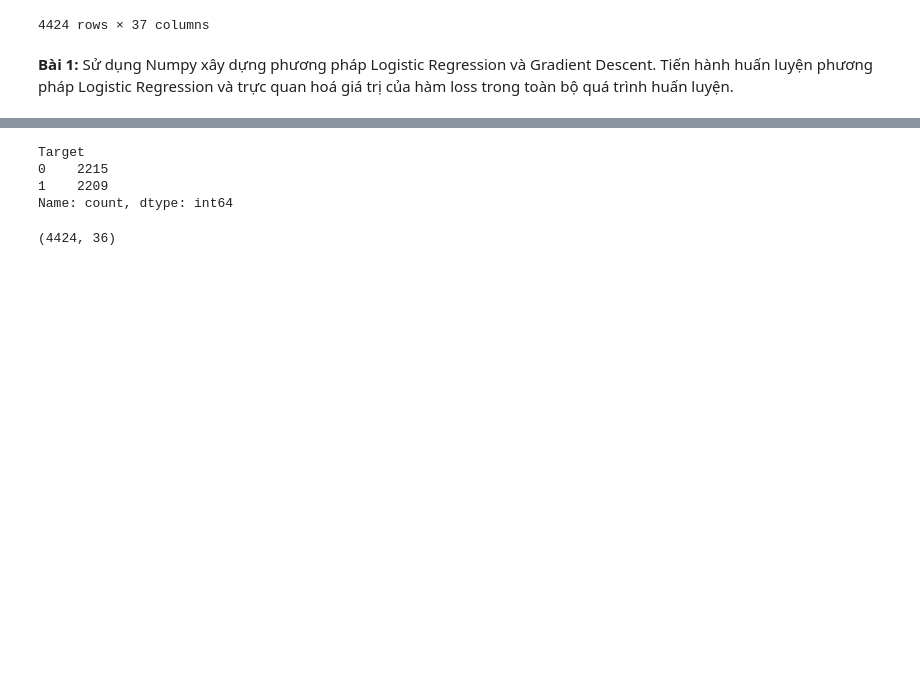
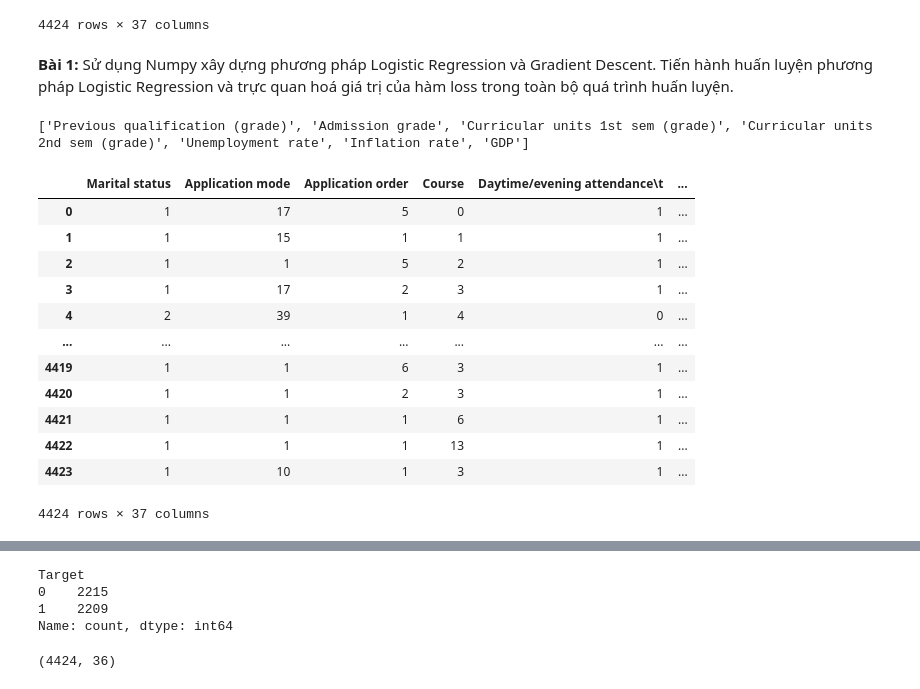
Before and after one commit to UIT23521830/DS102, a Jupyter notebook: Lab02.ipynb, the cells around one changed output, grey strips where cells are left out. Cells and saved outputs as stored; diff of their text form; code cells hidden in the pictures; blank space fills up the shorter version.

```diff
--- a/Lab02.ipynb
+++ b/Lab02.ipynb
@@ -21,6 +21,36 @@ df
 4424 rows × 37 columns
 # %% [markdown]
 **Bài 1:** Sử dụng Numpy xây dựng phương pháp Logistic Regression và Gradient Descent. Tiến hành huấn luyện phương pháp Logistic Regression và trực quan hoá giá trị của hàm loss trong toàn bộ quá trình huấn luyện.
+# %%
+#Chuẩn hóa dữ liệu
+continuous_columns = [
+    column for column in df.columns if df[column].dtypes == 'float64'
+]
+
+print(continuous_columns)
+for column in continuous_columns:
+    df[column] = (df[column] - df[column].mean()) / df[column].std()
+# %% [output]
+['Previous qualification (grade)', 'Admission grade', 'Curricular units 1st sem (grade)', 'Curricular units 2nd sem (grade)', 'Unemployment rate', 'Inflation rate', 'GDP']
+# %%
+#Sử lý giá trị của Course
+course = {course:i for i,course in enumerate(df['Course'].unique())}
+df['Course'] = df['Course'].map(course)
+df
+# %% [output]
+|  | Marital status | Application mode | Application order | Course | Daytime/evening attendance\t | ... |
+| 0 | 1 | 17 | 5 | 0 | 1 | ... |
+| 1 | 1 | 15 | 1 | 1 | 1 | ... |
+| 2 | 1 | 1 | 5 | 2 | 1 | ... |
+| 3 | 1 | 17 | 2 | 3 | 1 | ... |
+| 4 | 2 | 39 | 1 | 4 | 0 | ... |
+| ... | ... | ... | ... | ... | ... | ... |
+| 4419 | 1 | 1 | 6 | 3 | 1 | ... |
+| 4420 | 1 | 1 | 2 | 3 | 1 | ... |
+| 4421 | 1 | 1 | 1 | 6 | 1 | ... |
+| 4422 | 1 | 1 | 1 | 13 | 1 | ... |
+| 4423 | 1 | 10 | 1 | 3 | 1 | ... |
+4424 rows × 37 columns
 # %%
 #Sử lý nhãn để phù hợp với sigmoid
 def encode_target(value):
```
Also changed, not shown: parts of 16 cells of this notebook.
